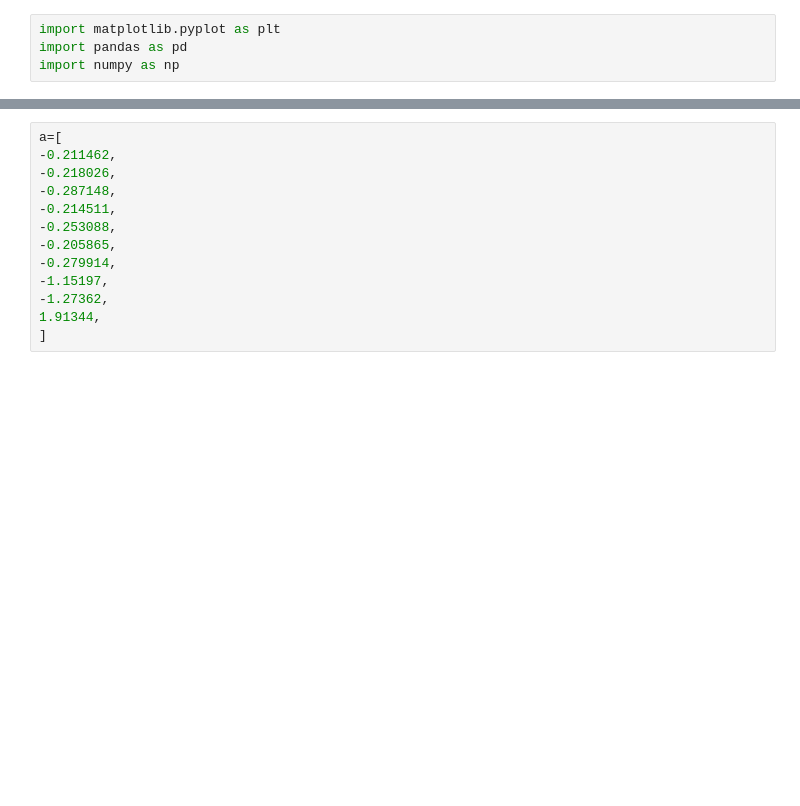
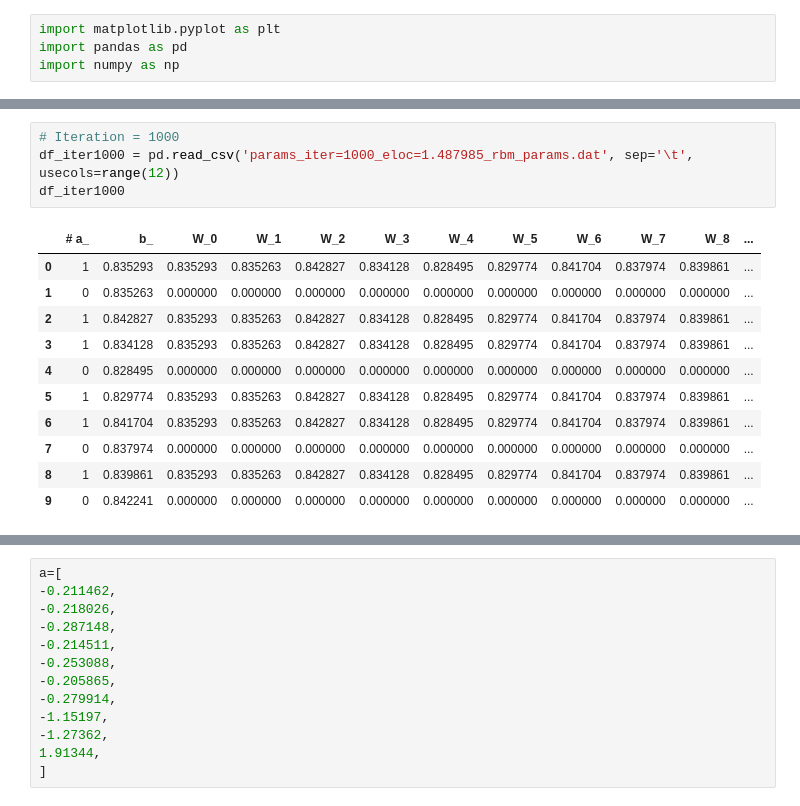
Before and after one commit to INASIC/NQS, a Jupyter notebook: RBM Particle in Box/plotting trained wavefunctions.ipynb, the cells around one changed output, grey strips where cells are left out. Cells and saved outputs as stored; diff of their text form; blank space fills up the shorter version.

```diff
--- a/RBM Particle in Box/plotting trained wavefunctions.ipynb
+++ b/RBM Particle in Box/plotting trained wavefunctions.ipynb
@@ -4,0 +57,16 @@ import numpy as np
+# %%
+# Iteration = 1000
+df_iter1000 = pd.read_csv('params_iter=1000_eloc=1.487985_rbm_params.dat', sep='\t', usecols=range(12))
+df_iter1000
+# %% [output]
+|  | # a_ | b_ | W_0 | W_1 | W_2 | W_3 | W_4 | W_5 | W_6 | W_7 | W_8 | ... |
+| 0 | 1 | 0.835293 | 0.835293 | 0.835263 | 0.842827 | 0.834128 | 0.828495 | 0.829774 | 0.841704 | 0.837974 | 0.839861 | ... |
+| 1 | 0 | 0.835263 | 0.000000 | 0.000000 | 0.000000 | 0.000000 | 0.000000 | 0.000000 | 0.000000 | 0.000000 | 0.000000 | ... |
+| 2 | 1 | 0.842827 | 0.835293 | 0.835263 | 0.842827 | 0.834128 | 0.828495 | 0.829774 | 0.841704 | 0.837974 | 0.839861 | ... |
+| 3 | 1 | 0.834128 | 0.835293 | 0.835263 | 0.842827 | 0.834128 | 0.828495 | 0.829774 | 0.841704 | 0.837974 | 0.839861 | ... |
+| 4 | 0 | 0.828495 | 0.000000 | 0.000000 | 0.000000 | 0.000000 | 0.000000 | 0.000000 | 0.000000 | 0.000000 | 0.000000 | ... |
+| 5 | 1 | 0.829774 | 0.835293 | 0.835263 | 0.842827 | 0.834128 | 0.828495 | 0.829774 | 0.841704 | 0.837974 | 0.839861 | ... |
+| 6 | 1 | 0.841704 | 0.835293 | 0.835263 | 0.842827 | 0.834128 | 0.828495 | 0.829774 | 0.841704 | 0.837974 | 0.839861 | ... |
+| 7 | 0 | 0.837974 | 0.000000 | 0.000000 | 0.000000 | 0.000000 | 0.000000 | 0.000000 | 0.000000 | 0.000000 | 0.000000 | ... |
+| 8 | 1 | 0.839861 | 0.835293 | 0.835263 | 0.842827 | 0.834128 | 0.828495 | 0.829774 | 0.841704 | 0.837974 | 0.839861 | ... |
+| 9 | 0 | 0.842241 | 0.000000 | 0.000000 | 0.000000 | 0.000000 | 0.000000 | 0.000000 | 0.000000 | 0.000000 | 0.000000 | ... |
```
Also changed, not shown: parts of 28 cells of this notebook, 9 other files.
